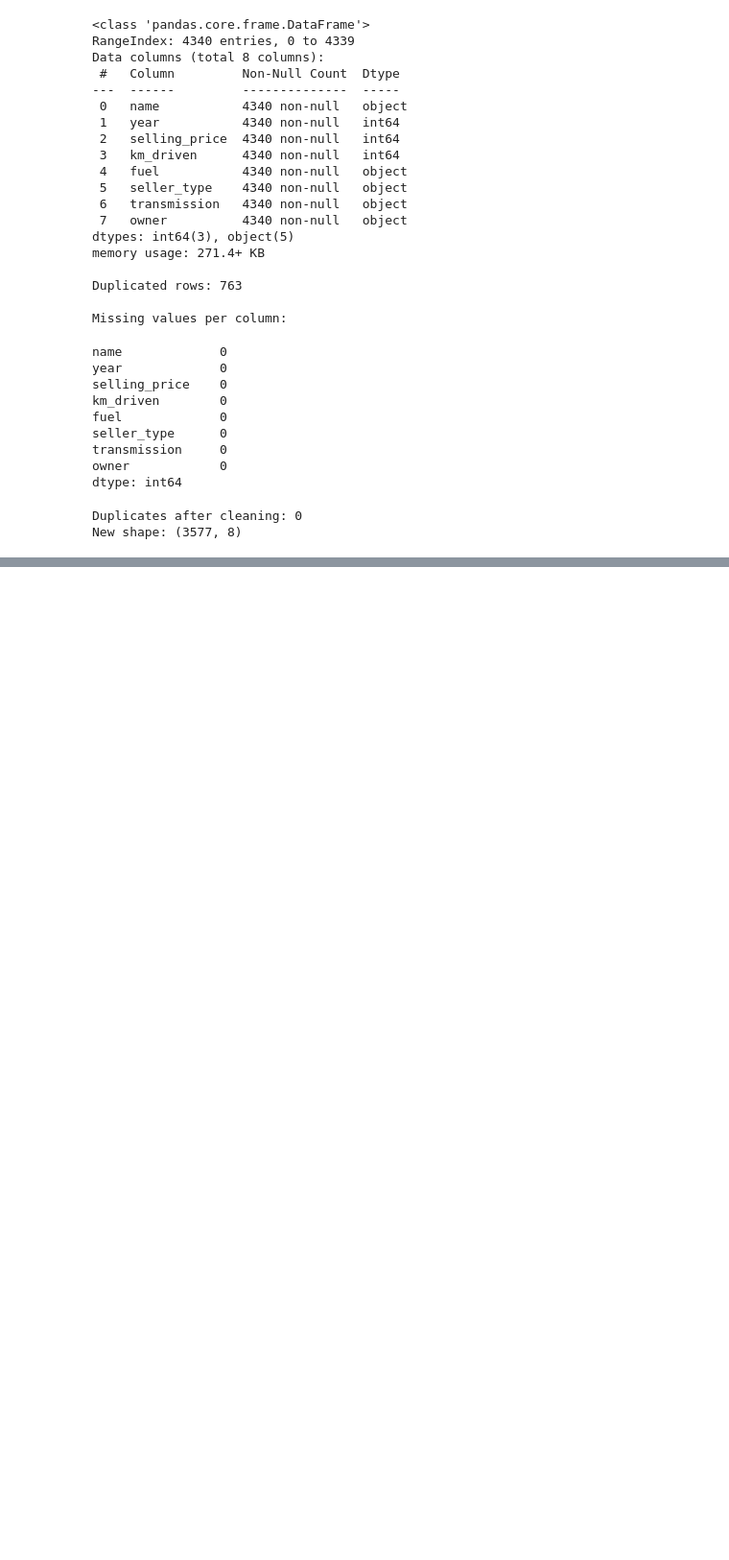
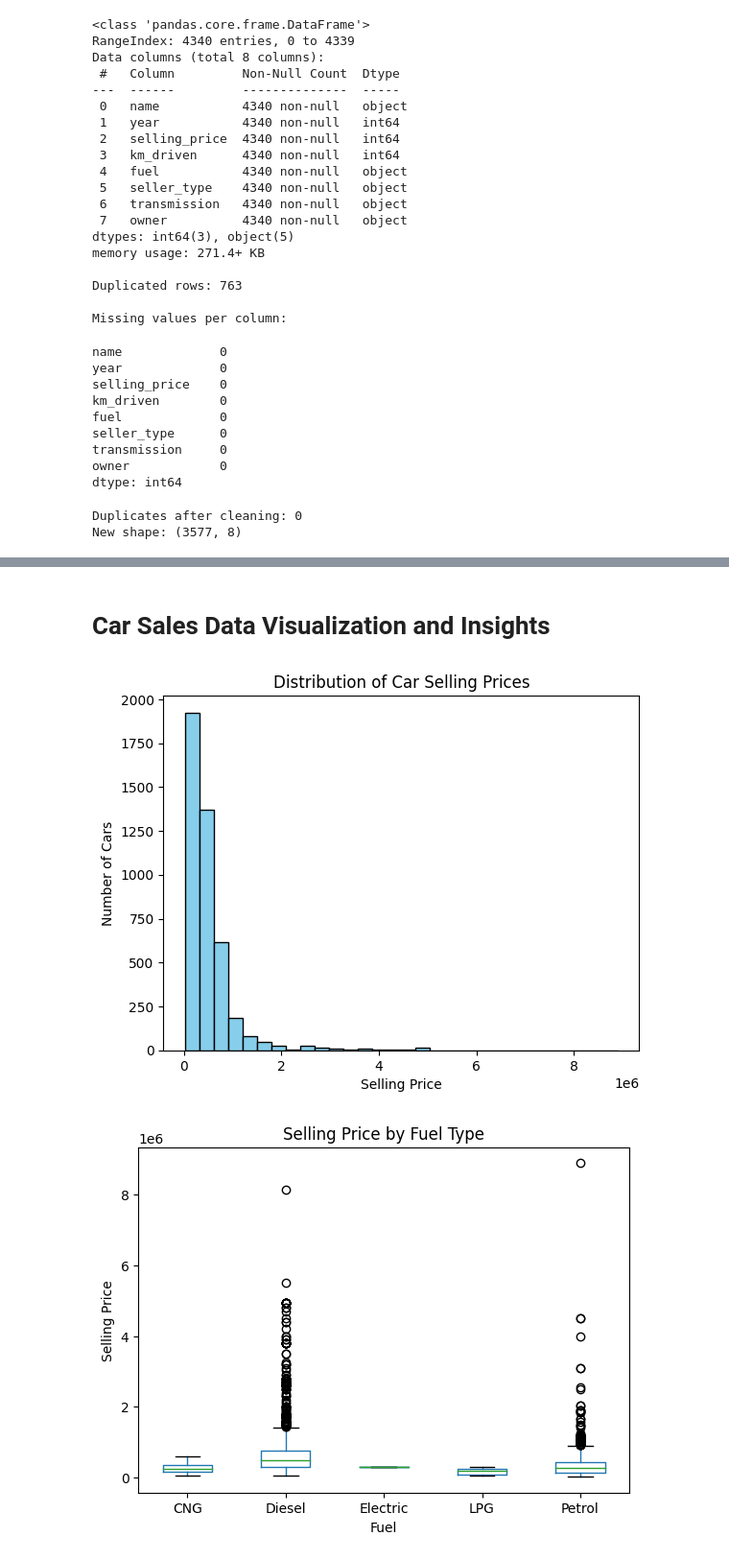
Before and after one commit to MohamadElouzeir/car-sales-analysis, a Jupyter notebook: car_sales_analysis.ipynb, the cells around one changed output, grey strips where cells are left out. Shown: that part at 96% size. Saved outputs shown, nothing was run; the diff lists cells and outputs as text; code cells hidden in the pictures; blank space fills up the shorter version.

```diff
--- a/car_sales_analysis.ipynb
+++ b/car_sales_analysis.ipynb
@@ -116,0 +151,41 @@ Name: selling_price, dtype: float64
+# %% [markdown]
+# Car Sales Data Visualization and Insights
+# %%
+import matplotlib.pyplot as plt
+
+# add car_age column
+df['car_age'] = 2025 - df['year']
+
+# 1. distribution of car prices
+plt.hist(df['selling_price'], bins=30, color="skyblue", edgecolor="black")
+plt.title("Distribution of Car Selling Prices")
+plt.xlabel("Selling Price")
+plt.ylabel("Number of Cars")
+plt.show()
+
+# 2. price by fuel type
+df.boxplot(column='selling_price', by='fuel', grid=False)
+plt.title("Selling Price by Fuel Type")
+plt.suptitle("")
+plt.xlabel("Fuel")
+plt.ylabel("Selling Price")
+plt.show()
+
+# 3. price by transmission
+df.boxplot(column='selling_price', by='transmission', grid=False)
+plt.title("Selling Price by Transmission")
+plt.suptitle("")
+plt.xlabel("Transmission")
+plt.ylabel("Selling Price")
+plt.show()
+
+# 4. price by owner type
+df.boxplot(column='selling_price', by='owner', grid=False)
+plt.title("Selling Price by Owner Type")
+plt.suptitle("")
+plt.xlabel("Owner")
+plt.ylabel("Selling Price")
+plt.show()
+# %% [output]
+[figure, added]
+[figure, added]
```
Also changed, not shown: parts of 13 cells of this notebook, 1 other file.
